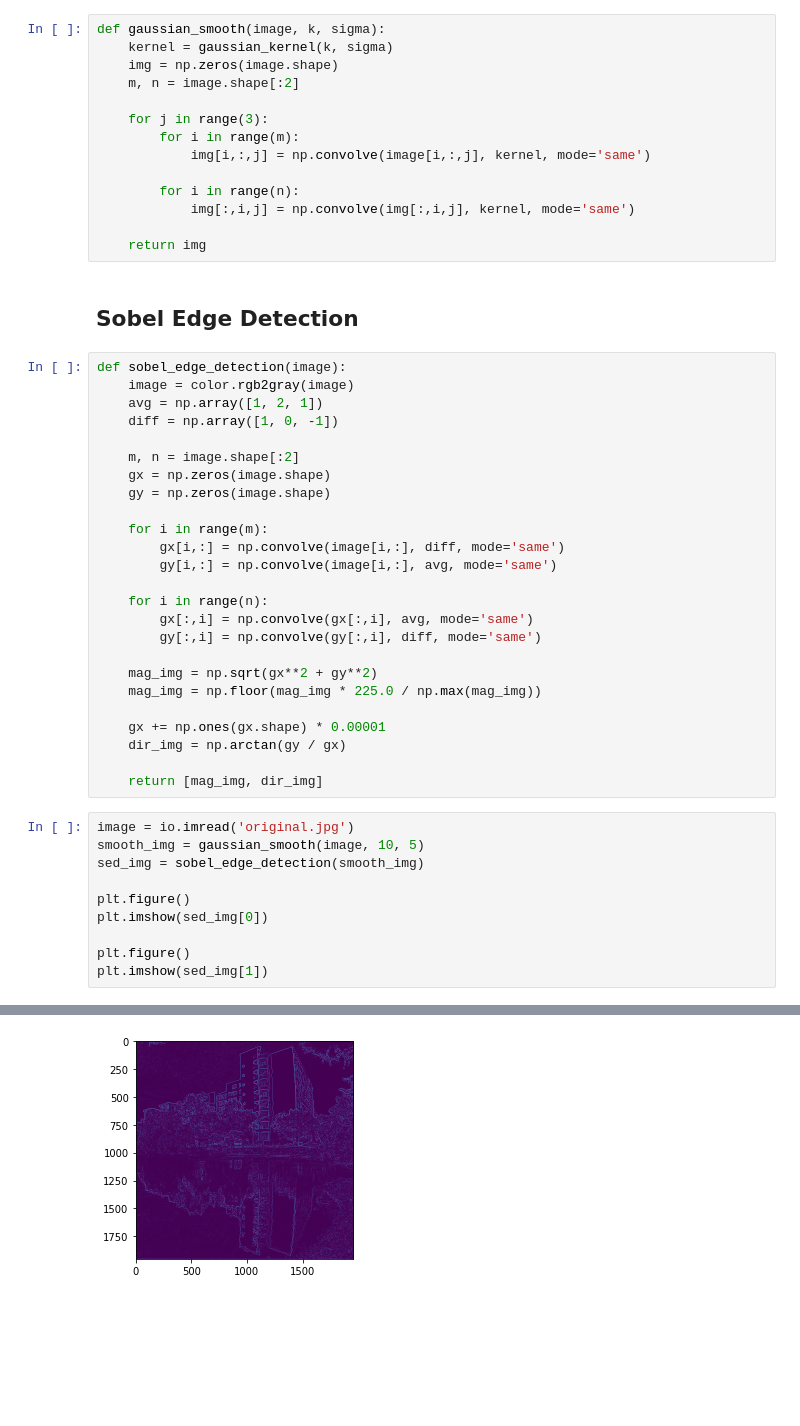
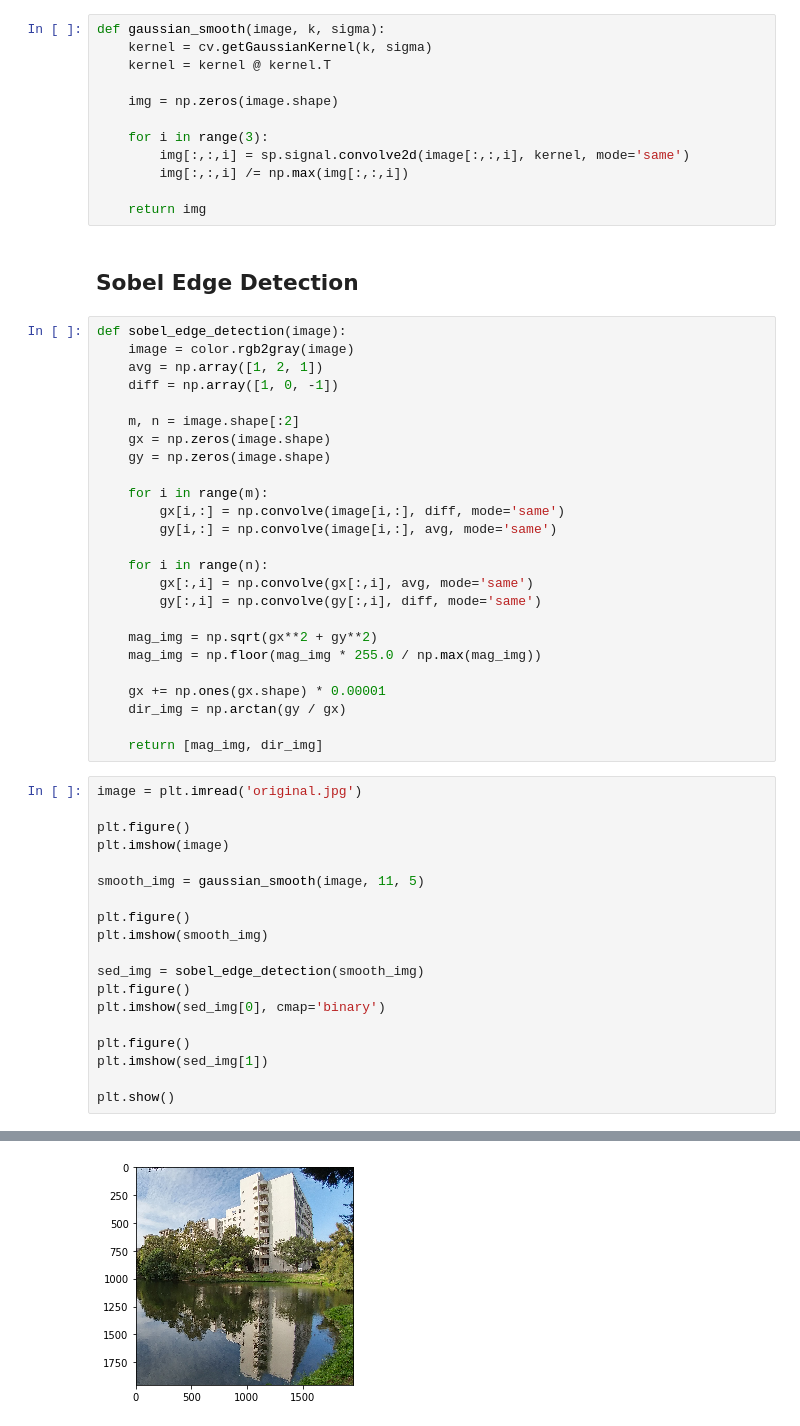
Before and after one commit to kimbochen/cv_course, a Jupyter notebook: Homework1/hw1_1/hw1-1.ipynb, the cells around one changed output, grey strips where cells are left out. Drawn from its saved outputs; the diff is of its cells as text; blank space fills up the shorter version.

```diff
--- a/Homework1/hw1_1/hw1-1.ipynb
+++ b/Homework1/hw1_1/hw1-1.ipynb
@@ -30,16 +30,14 @@ def gaussian_kernel(window_size, sigma):
     return kernel
 # %%
 def gaussian_smooth(image, k, sigma):
-    kernel = gaussian_kernel(k, sigma)
+    kernel = cv.getGaussianKernel(k, sigma)
+    kernel = kernel @ kernel.T
+
     img = np.zeros(image.shape)
-    m, n = image.shape[:2]
 
-    for j in range(3):
-        for i in range(m):
-            img[i,:,j] = np.convolve(image[i,:,j], kernel, mode='same')
-
-        for i in range(n):
-            img[:,i,j] = np.convolve(img[:,i,j], kernel, mode='same')
+    for i in range(3):
+        img[:,:,i] = sp.signal.convolve2d(image[:,:,i], kernel, mode='same')
+        img[:,:,i] /= np.max(img[:,:,i])
 
     return img
 # %% [markdown]
@@ -63,20 +61,29 @@ def sobel_edge_detection(image):
         gy[:,i] = np.convolve(gy[:,i], diff, mode='same')
 
     mag_img = np.sqrt(gx**2 + gy**2)
-    mag_img = np.floor(mag_img * 225.0 / np.max(mag_img))
+    mag_img = np.floor(mag_img * 255.0 / np.max(mag_img))
 
     gx += np.ones(gx.shape) * 0.00001
     dir_img = np.arctan(gy / gx)
 
     return [mag_img, dir_img]
 # %%
-image = io.imread('original.jpg')
-smooth_img = gaussian_smooth(image, 10, 5)
-sed_img = sobel_edge_detection(smooth_img)
+image = plt.imread('original.jpg')
 
 plt.figure()
-plt.imshow(sed_img[0])
+plt.imshow(image)
+
+smooth_img = gaussian_smooth(image, 11, 5)
+
+plt.figure()
+plt.imshow(smooth_img)
+
+sed_img = sobel_edge_detection(smooth_img)
+plt.figure()
+plt.imshow(sed_img[0], cmap='binary')
 
 plt.figure()
 plt.imshow(sed_img[1])
+
+plt.show()
 # %% [output]
@@ -84 +90 @@ plt.imshow(sed_img[1])
-[figure, old version]
+[figure, new version]
```
Also changed, not shown: parts of 5 cells of this notebook.
